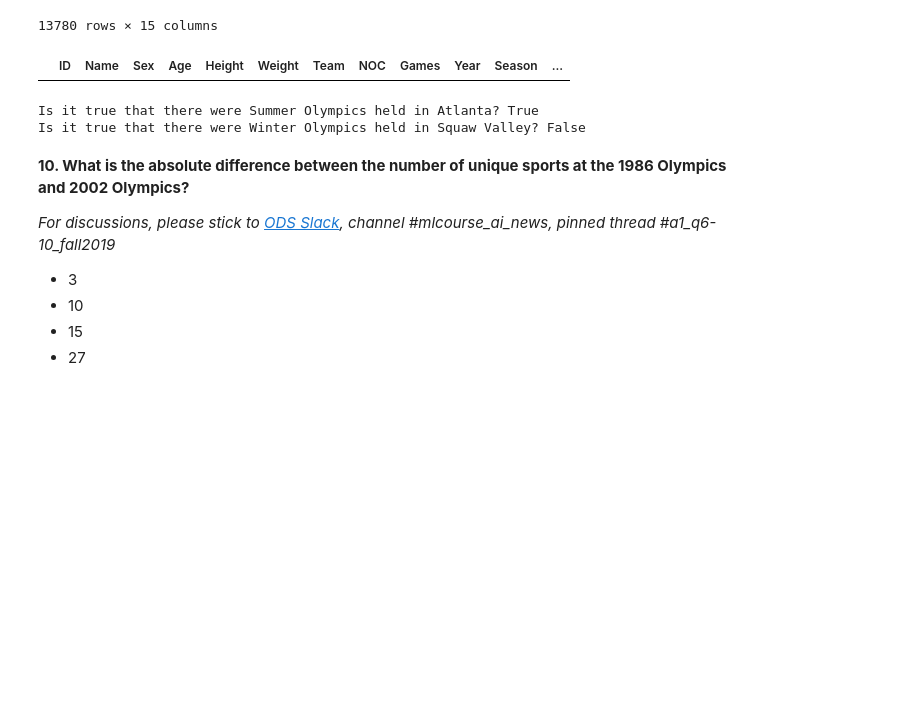
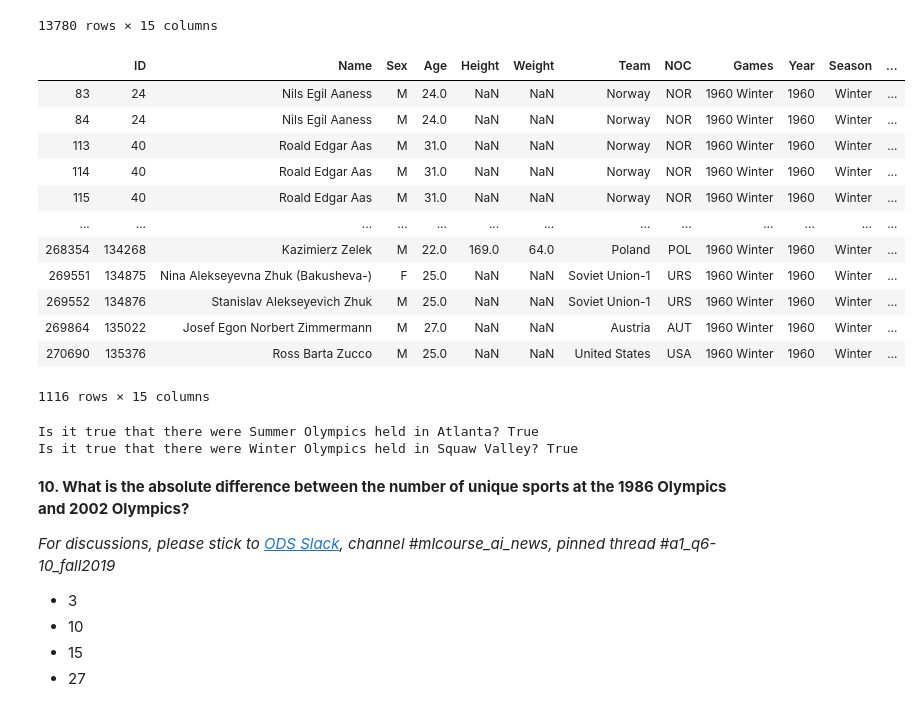
Before and after one commit to MarwaQabeel/mlcourse.ai-Fall2019, a Jupyter notebook: First Assignment/assignment1_pandas_olympic.ipynb, the cells around one changed output. Cells and saved outputs as stored; diff of their text form; code cells hidden in the pictures; blank space fills up the shorter version.

```diff
--- a/First Assignment/assignment1_pandas_olympic.ipynb
+++ b/First Assignment/assignment1_pandas_olympic.ipynb
@@ -315,22 +317,34 @@ data[(data['Season'] == 'Summer') & (data['City'] == 'Atlanta')]
 | 271049 | 135545 | Henk Jan Zwolle | M | 31.0 | 197.0 | 93.0 | Netherlands | NED | 1996 Summer | 1996 | Summer | ... |
 13780 rows × 15 columns
 # %%
-data[(data['Season'] == 'Winter') & (data['City'] == 'Squaw')]
+data[(data['Season'] == 'Winter') & (data['City'] == 'Squaw Valley')]
 # %% [output]
 |  | ID | Name | Sex | Age | Height | Weight | Team | NOC | Games | Year | Season | ... |
+| 83 | 24 | Nils Egil Aaness | M | 24.0 | NaN | NaN | Norway | NOR | 1960 Winter | 1960 | Winter | ... |
+| 84 | 24 | Nils Egil Aaness | M | 24.0 | NaN | NaN | Norway | NOR | 1960 Winter | 1960 | Winter | ... |
+| 113 | 40 | Roald Edgar Aas | M | 31.0 | NaN | NaN | Norway | NOR | 1960 Winter | 1960 | Winter | ... |
+| 114 | 40 | Roald Edgar Aas | M | 31.0 | NaN | NaN | Norway | NOR | 1960 Winter | 1960 | Winter | ... |
+| 115 | 40 | Roald Edgar Aas | M | 31.0 | NaN | NaN | Norway | NOR | 1960 Winter | 1960 | Winter | ... |
+| ... | ... | ... | ... | ... | ... | ... | ... | ... | ... | ... | ... | ... |
+| 268354 | 134268 | Kazimierz Zelek | M | 22.0 | 169.0 | 64.0 | Poland | POL | 1960 Winter | 1960 | Winter | ... |
+| 269551 | 134875 | Nina Alekseyevna Zhuk (Bakusheva-) | F | 25.0 | NaN | NaN | Soviet Union-1 | URS | 1960 Winter | 1960 | Winter | ... |
+| 269552 | 134876 | Stanislav Alekseyevich Zhuk | M | 25.0 | NaN | NaN | Soviet Union-1 | URS | 1960 Winter | 1960 | Winter | ... |
+| 269864 | 135022 | Josef Egon Norbert Zimmermann | M | 27.0 | NaN | NaN | Austria | AUT | 1960 Winter | 1960 | Winter | ... |
+| 270690 | 135376 | Ross Barta Zucco | M | 25.0 | NaN | NaN | United States | USA | 1960 Winter | 1960 | Winter | ... |
+1116 rows × 15 columns
 # %%
 # Another way to answer the question
 summer_games = data['Season'] == 'Summer'
 winter_games = data['Season'] == 'Winter'
 Atlanta = data['City'] == 'Atlanta'
-Squaw = data['City'] == 'Squaw'
+Squaw = data['City'] == 'Squaw Valley'
 print('Is it true that there were Summer Olympics held in Atlanta?',
       (summer_games & Atlanta).astype('int64').sum() != 0)
 print('Is it true that there were Winter Olympics held in Squaw Valley?',
       (winter_games & Squaw).astype('int64').sum() != 0)
 # %% [output]
 Is it true that there were Summer Olympics held in Atlanta? True
-Is it true that there were Winter Olympics held in Squaw Valley? False
+Is it true that there were Winter Olympics held in Squaw Valley? True
 # %% [markdown]
 __10. What is the absolute difference between the number of unique sports at the 1986 Olympics and 2002 Olympics?__
 
```
Also changed, not shown: parts of 2 cells of this notebook.
